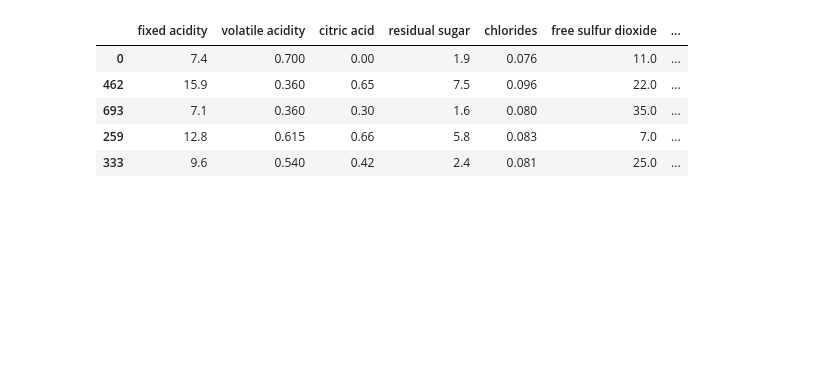
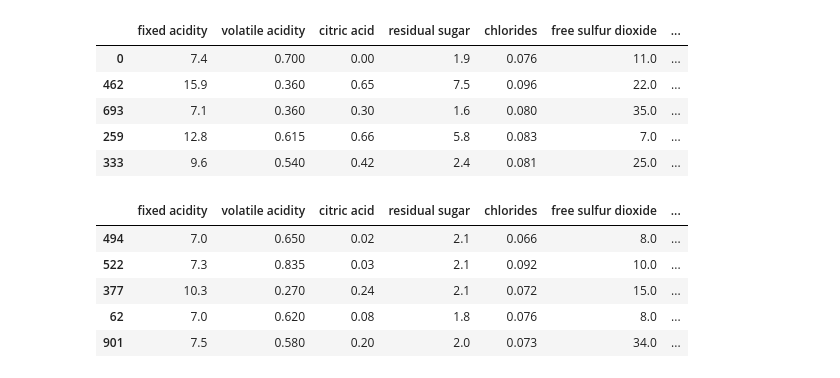
Before and after one commit to BVyaches/mmad2, a Jupyter notebook: Practice_02/task2.ipynb, the cells around one changed output. Saved outputs shown, nothing was run; the diff lists cells and outputs as text; code cells hidden in the pictures; blank space fills up the shorter version.

```diff
--- a/Practice_02/task2.ipynb
+++ b/Practice_02/task2.ipynb
@@ -102,6 +104,15 @@ X_train.sample(5)
 | 693 | 7.1 | 0.360 | 0.30 | 1.6 | 0.080 | 35.0 | ... |
 | 259 | 12.8 | 0.615 | 0.66 | 5.8 | 0.083 | 7.0 | ... |
 | 333 | 9.6 | 0.540 | 0.42 | 2.4 | 0.081 | 25.0 | ... |
+# %%
+X_train_mod.sample(5)
+# %% [output]
+|  | fixed acidity | volatile acidity | citric acid | residual sugar | chlorides | free sulfur dioxide | ... |
+| 494 | 7.0 | 0.650 | 0.02 | 2.1 | 0.066 | 8.0 | ... |
+| 522 | 7.3 | 0.835 | 0.03 | 2.1 | 0.092 | 10.0 | ... |
+| 377 | 10.3 | 0.270 | 0.24 | 2.1 | 0.072 | 15.0 | ... |
+| 62 | 7.0 | 0.620 | 0.08 | 1.8 | 0.076 | 8.0 | ... |
+| 901 | 7.5 | 0.580 | 0.20 | 2.0 | 0.073 | 34.0 | ... |
 # %%
 from sklearn.preprocessing import StandardScaler
 
```
Also changed, not shown: parts of 10 cells of this notebook.
